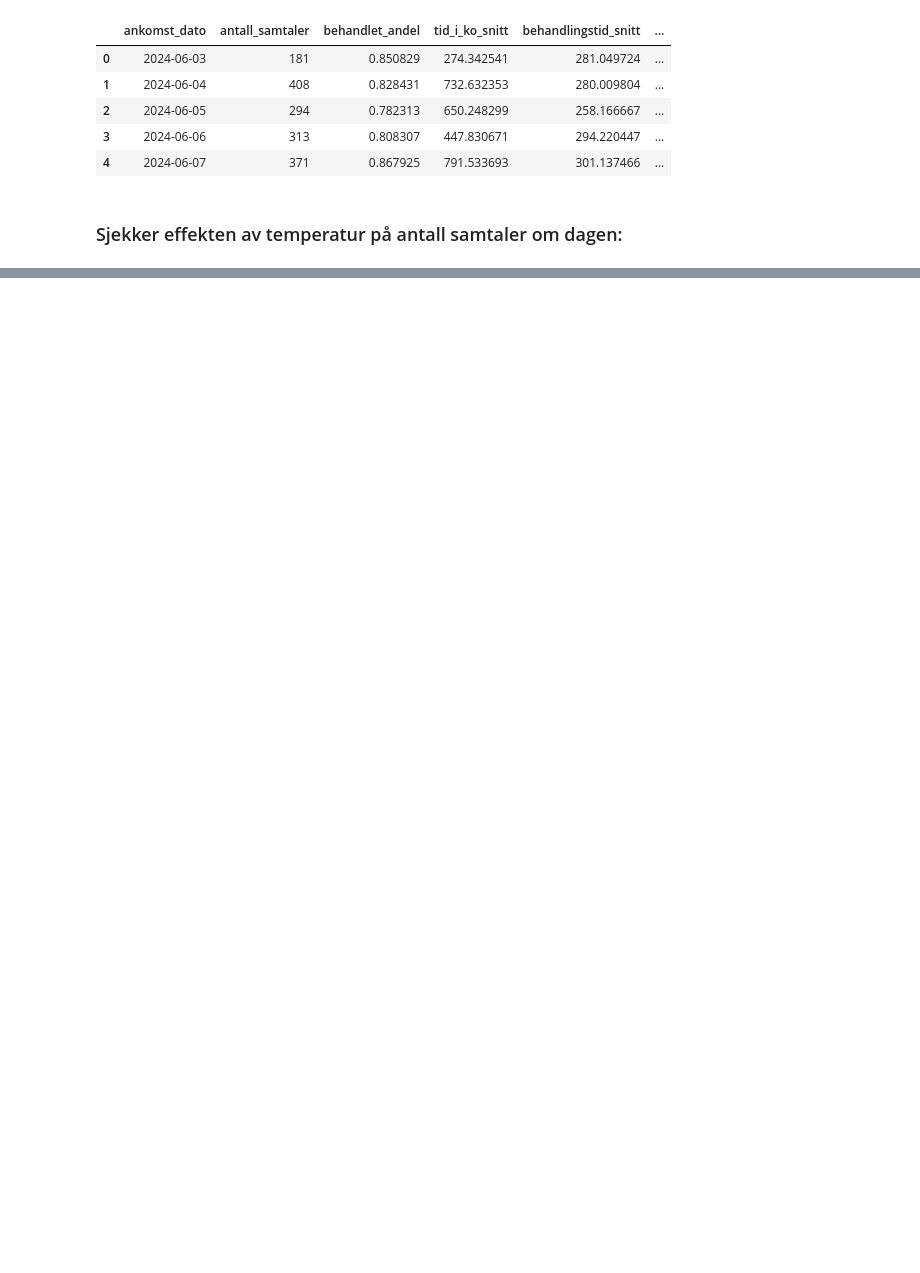
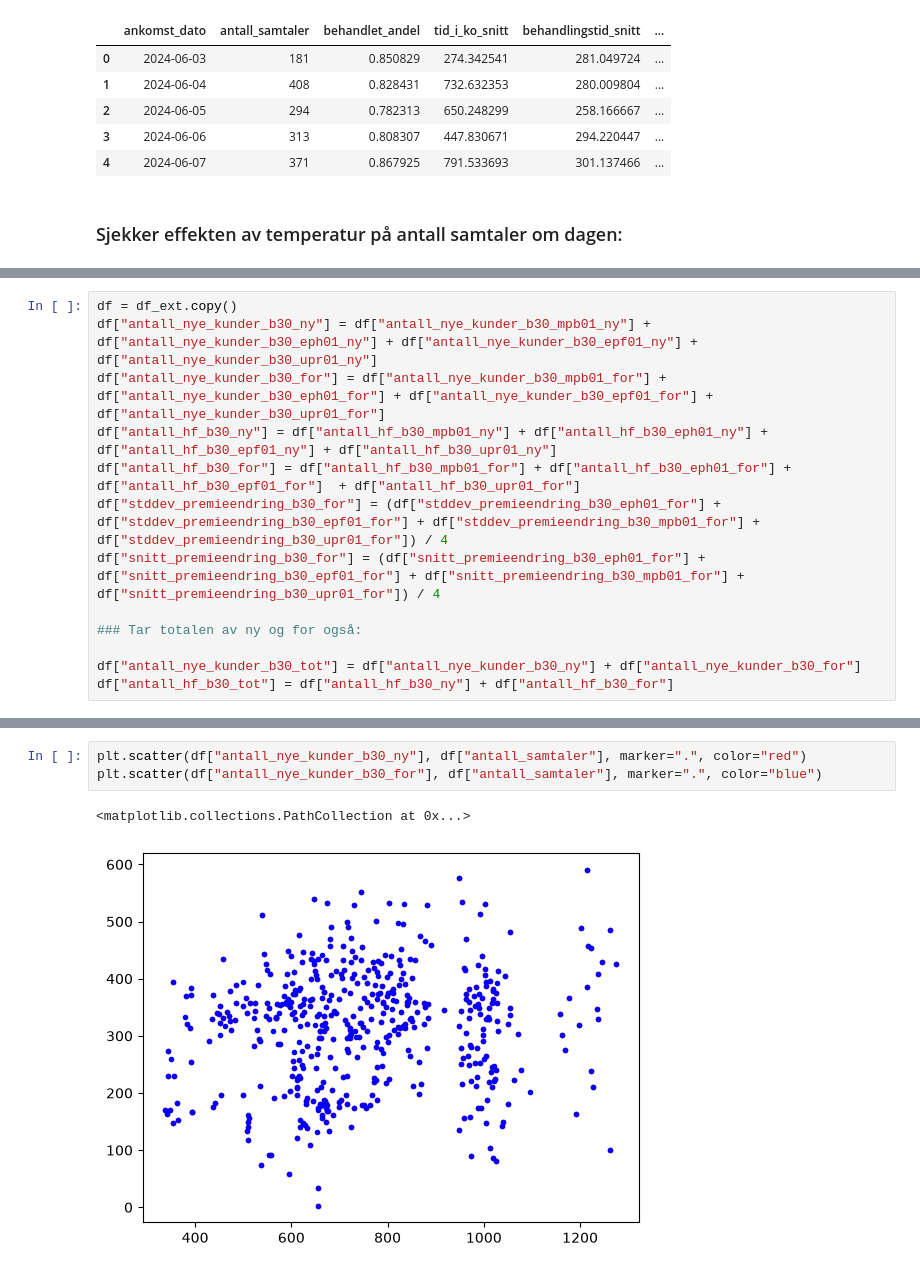
Before and after one commit to adnerolstad-klp/inngangsanalyse, a Jupyter notebook: code/notebooks/02_intro_analysis_testing.ipynb, the cells around one changed output, grey strips where cells are left out. Drawn from its saved outputs; the diff is of its cells as text; blank space fills up the shorter version.

```diff
--- a/code/notebooks/02_agg_analysis.ipynb
+++ b/code/notebooks/02_intro_analysis_testing.ipynb
@@ -491,0 +528,13 @@ plt.show()
+# %%
+df = df_ext.copy()
+df["antall_nye_kunder_b30_ny"] = df["antall_nye_kunder_b30_mpb01_ny"] + df["antall_nye_kunder_b30_eph01_ny"] + df["antall_nye_kunder_b30_epf01_ny"] + df["antall_nye_kunder_b30_upr01_ny"]
+df["antall_nye_kunder_b30_for"] = df["antall_nye_kunder_b30_mpb01_for"] + df["antall_nye_kunder_b30_eph01_for"] + df["antall_nye_kunder_b30_epf01_for"] + df["antall_nye_kunder_b30_upr01_for"]
+df["antall_hf_b30_ny"] = df["antall_hf_b30_mpb01_ny"] + df["antall_hf_b30_eph01_ny"] + df["antall_hf_b30_epf01_ny"] + df["antall_hf_b30_upr01_ny"]
+df["antall_hf_b30_for"] = df["antall_hf_b30_mpb01_for"] + df["antall_hf_b30_eph01_for"] + df["antall_hf_b30_epf01_for"]  + df["antall_hf_b30_upr01_for"]
+df["stddev_premieendring_b30_for"] = (df["stddev_premieendring_b30_eph01_for"] + df["stddev_premieendring_b30_epf01_for"] + df["stddev_premieendring_b30_mpb01_for"] + df["stddev_premieendring_b30_upr01_for"]) / 4
+df["snitt_premieendring_b30_for"] = (df["snitt_premieendring_b30_eph01_for"] + df["snitt_premieendring_b30_epf01_for"] + df["snitt_premieendring_b30_mpb01_for"] + df["snitt_premieendring_b30_upr01_for"]) / 4
+
+### Tar totalen av ny og for også:
+
+df["antall_nye_kunder_b30_tot"] = df["antall_nye_kunder_b30_ny"] + df["antall_nye_kunder_b30_for"]
+df["antall_hf_b30_tot"] = df["antall_hf_b30_ny"] + df["antall_hf_b30_for"]
@@ -491,0 +566,6 @@ plt.show()
+# %%
+plt.scatter(df["antall_nye_kunder_b30_ny"], df["antall_samtaler"], marker=".", color="red")
+plt.scatter(df["antall_nye_kunder_b30_for"], df["antall_samtaler"], marker=".", color="blue")
+# %% [output]
+<matplotlib.collections.PathCollection at 0x...>
+[figure, added]
```
Also changed, not shown: parts of 14 cells of this notebook, 1 other file.
